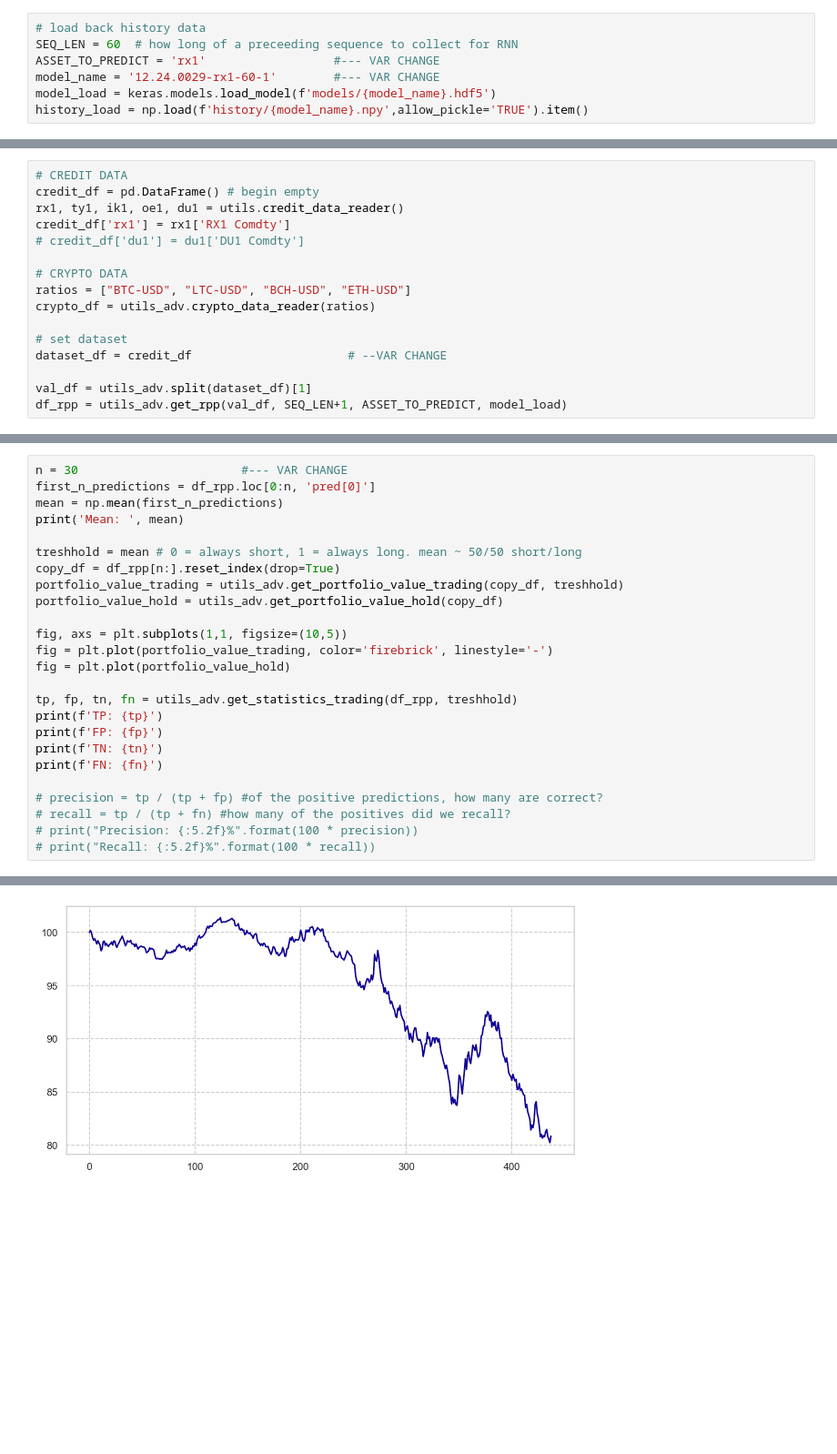
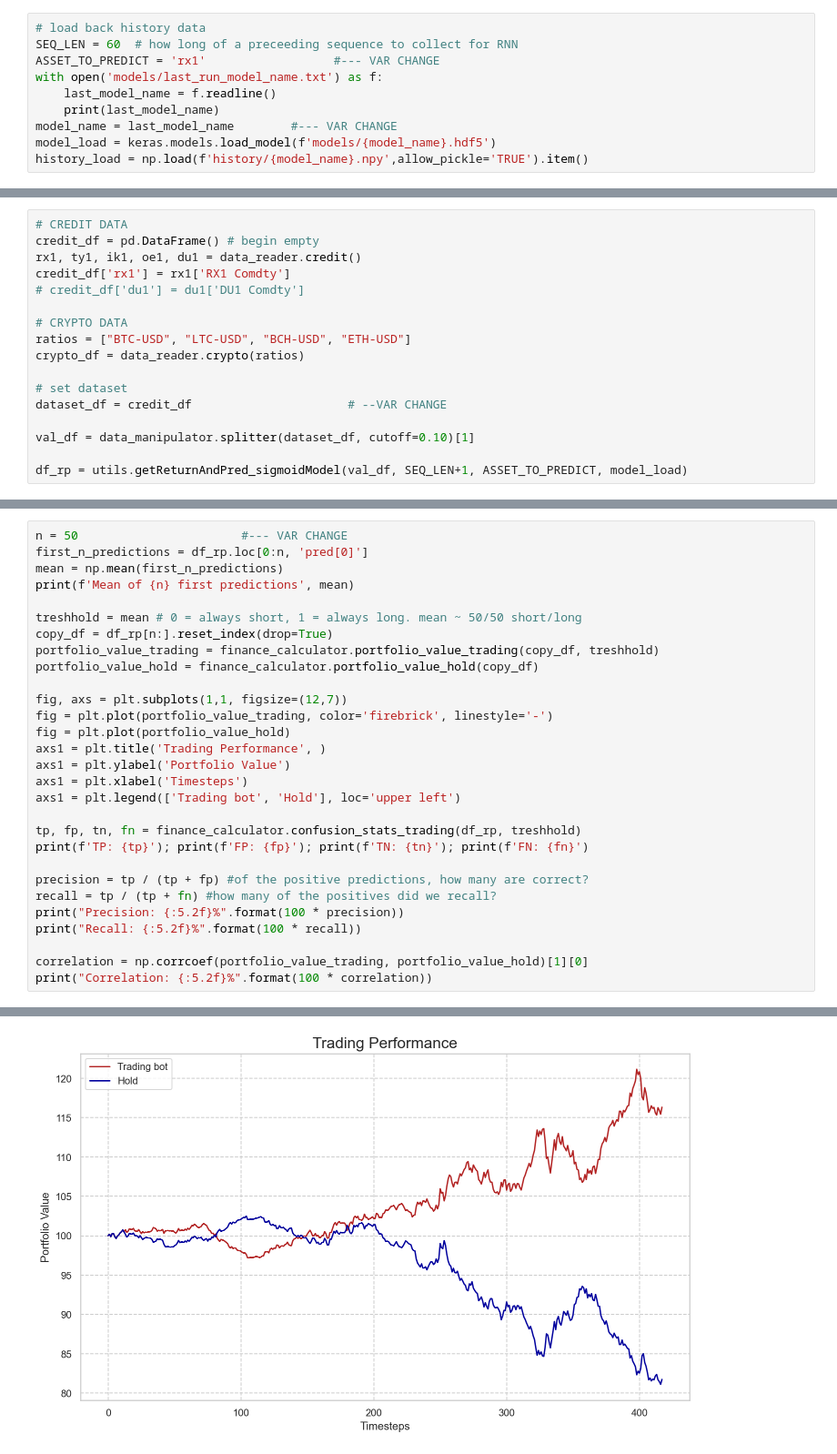
Before and after one commit to TimmieBengtsson/masters_project, a Jupyter notebook: model_evaluator.ipynb, the cells around one changed output, grey strips where cells are left out. Shown at 91% size. Cells and saved outputs as stored; diff of their text form; blank space fills up the shorter version.

```diff
--- a/model_evaluator.ipynb
+++ b/model_evaluator.ipynb
@@ -39,6 +42,9 @@ tf.keras.utils.set_random_seed(2) # relu
 # load back history data
 SEQ_LEN = 60  # how long of a preceeding sequence to collect for RNN
 ASSET_TO_PREDICT = 'rx1'                  #--- VAR CHANGE
-model_name = '12.24.0029-rx1-60-1'        #--- VAR CHANGE
+with open('models/last_run_model_name.txt') as f:
+    last_model_name = f.readline()
+    print(last_model_name)
+model_name = last_model_name        #--- VAR CHANGE
 model_load = keras.models.load_model(f'models/{model_name}.hdf5')
 history_load = np.load(f'history/{model_name}.npy',allow_pickle='TRUE').item()
@@ -50,17 +58,18 @@ fig1, axs1, fig2, axs2 = utils_adv.plot_history_data(history_load)
 # %%
 # CREDIT DATA
 credit_df = pd.DataFrame() # begin empty
-rx1, ty1, ik1, oe1, du1 = utils.credit_data_reader()
+rx1, ty1, ik1, oe1, du1 = data_reader.credit()
 credit_df['rx1'] = rx1['RX1 Comdty']
 # credit_df['du1'] = du1['DU1 Comdty']
 
 # CRYPTO DATA
 ratios = ["BTC-USD", "LTC-USD", "BCH-USD", "ETH-USD"]
-crypto_df = utils_adv.crypto_data_reader(ratios)
+crypto_df = data_reader.crypto(ratios)
 
 # set dataset
 dataset_df = credit_df                      # --VAR CHANGE
 
-val_df = utils_adv.split(dataset_df)[1]
-df_rpp = utils_adv.get_rpp(val_df, SEQ_LEN+1, ASSET_TO_PREDICT, model_load)
+val_df = data_manipulator.splitter(dataset_df, cutoff=0.10)[1]
+
+df_rp = utils.getReturnAndPred_sigmoidModel(val_df, SEQ_LEN+1, ASSET_TO_PREDICT, model_load)
 # %% [output]
@@ -100,26 +101,30 @@ df_rpp
 # %%
-n = 30                       #--- VAR CHANGE
-first_n_predictions = df_rpp.loc[0:n, 'pred[0]']
+n = 50                       #--- VAR CHANGE
+first_n_predictions = df_rp.loc[0:n, 'pred[0]']
 mean = np.mean(first_n_predictions)
-print('Mean: ', mean)
+print(f'Mean of {n} first predictions', mean)
 
 treshhold = mean # 0 = always short, 1 = always long. mean ~ 50/50 short/long
-copy_df = df_rpp[n:].reset_index(drop=True)
-portfolio_value_trading = utils_adv.get_portfolio_value_trading(copy_df, treshhold)
-portfolio_value_hold = utils_adv.get_portfolio_value_hold(copy_df)
+copy_df = df_rp[n:].reset_index(drop=True)
+portfolio_value_trading = finance_calculator.portfolio_value_trading(copy_df, treshhold)
+portfolio_value_hold = finance_calculator.portfolio_value_hold(copy_df)
 
-fig, axs = plt.subplots(1,1, figsize=(10,5))
+fig, axs = plt.subplots(1,1, figsize=(12,7))
 fig = plt.plot(portfolio_value_trading, color='firebrick', linestyle='-')
 fig = plt.plot(portfolio_value_hold)
+axs1 = plt.title('Trading Performance', )
+axs1 = plt.ylabel('Portfolio Value')
+axs1 = plt.xlabel('Timesteps')
+axs1 = plt.legend(['Trading bot', 'Hold'], loc='upper left')
 
-tp, fp, tn, fn = utils_adv.get_statistics_trading(df_rpp, treshhold)
-print(f'TP: {tp}')
-print(f'FP: {fp}')
-print(f'TN: {tn}')
-print(f'FN: {fn}')
+tp, fp, tn, fn = finance_calculator.confusion_stats_trading(df_rp, treshhold)
+print(f'TP: {tp}'); print(f'FP: {fp}'); print(f'TN: {tn}'); print(f'FN: {fn}')
 
-# precision = tp / (tp + fp) #of the positive predictions, how many are correct?
-# recall = tp / (tp + fn) #how many of the positives did we recall?
-# print("Precision: {:5.2f}%".format(100 * precision))
-# print("Recall: {:5.2f}%".format(100 * recall))
+precision = tp / (tp + fp) #of the positive predictions, how many are correct?
+recall = tp / (tp + fn) #how many of the positives did we recall?
+print("Precision: {:5.2f}%".format(100 * precision))
+print("Recall: {:5.2f}%".format(100 * recall))
+
+correlation = np.corrcoef(portfolio_value_trading, portfolio_value_hold)[1][0]
+print("Correlation: {:5.2f}%".format(100 * correlation))
 # %% [output]
@@ -131 +139 @@ FN: 0
-[figure, old version]
+[figure, new version]
```
Also changed, not shown: parts of 11 cells of this notebook, 20 other files.
